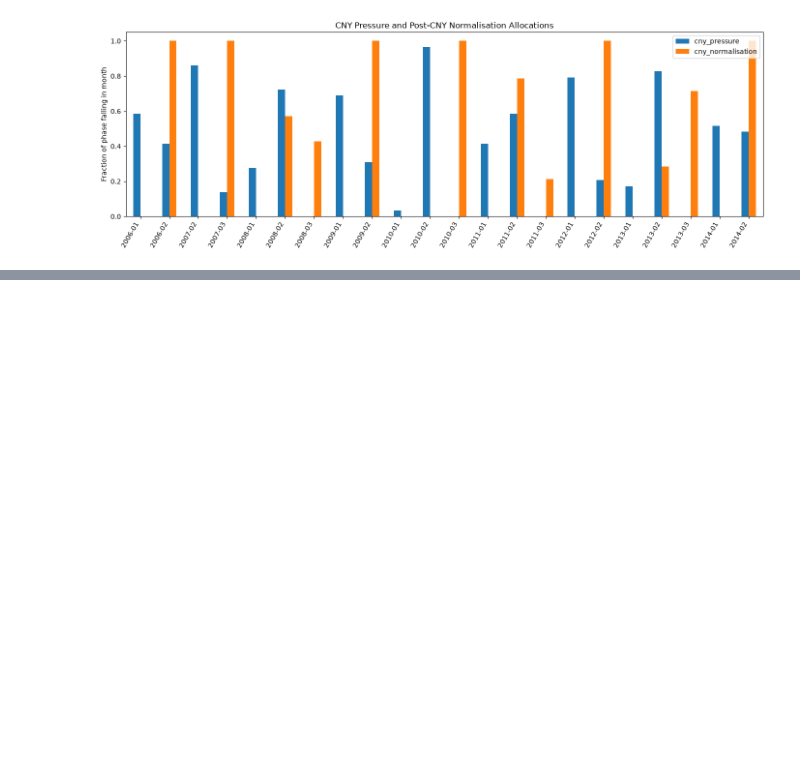
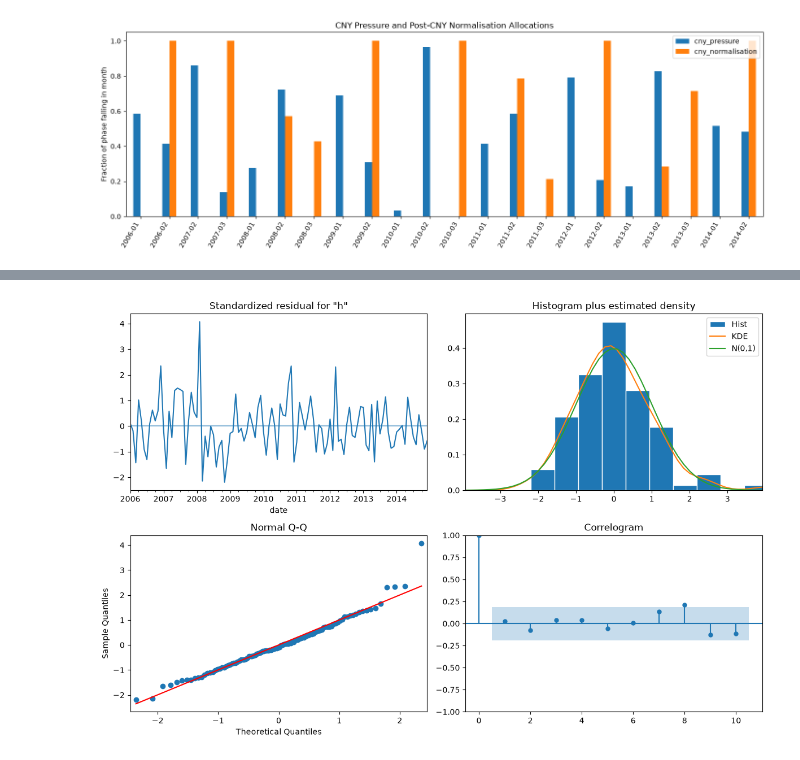
Before and after one commit to DarrenTay3142/DS607-Project---China-Inflation-Forecasting, a Jupyter notebook: notebooks/03_sarima_development.ipynb, the cells around one changed output, grey strips where cells are left out. Cells and saved outputs as stored; diff of their text form; code cells hidden in the pictures; blank space fills up the shorter version.

Commit message:
Complete inflation model development and validation

```diff
--- a/notebooks/03_sarima_development.ipynb
+++ b/notebooks/03_sarima_development.ipynb
@@ -1779,0 +1795,22 @@ plt.show()
+# %%
+sarimax_exog = pd.concat(
+    [
+        month_indicators,
+        cny_regressors[
+            [
+                "cny_pressure",
+                "cny_normalisation",
+            ]
+        ],
+    ],
+    axis=1,
+)
+sarimax_exog = sarimax_exog.asfreq("MS")
+headline = headline.asfreq("MS")
+
+assert sarimax_exog.index.freqstr == "MS"
+assert headline.index.freqstr == "MS"
+assert sarimax_exog.index.equals(headline.index)
+assert sarimax_exog.notna().all().all()
+
+sarimax_exog.head()
@@ -1779,0 +2152,8 @@ plt.show()
+# %%
+leading_cny_order = cny_aware_results.iloc[0]["order"]
+
+leading_cny_model = cny_aware_fitted_models[
+    leading_cny_order
+]
+
+model_parameter_table(leading_cny_model)
@@ -1779,0 +2179,9 @@ plt.show()
+# %%
+leading_cny_model.plot_diagnostics(
+    figsize=(12, 8)
+)
+
+plt.tight_layout()
+plt.show()
+# %% [output]
+[figure, added]
```
Also changed, not shown: parts of 67 cells of this notebook, 5 other files.
